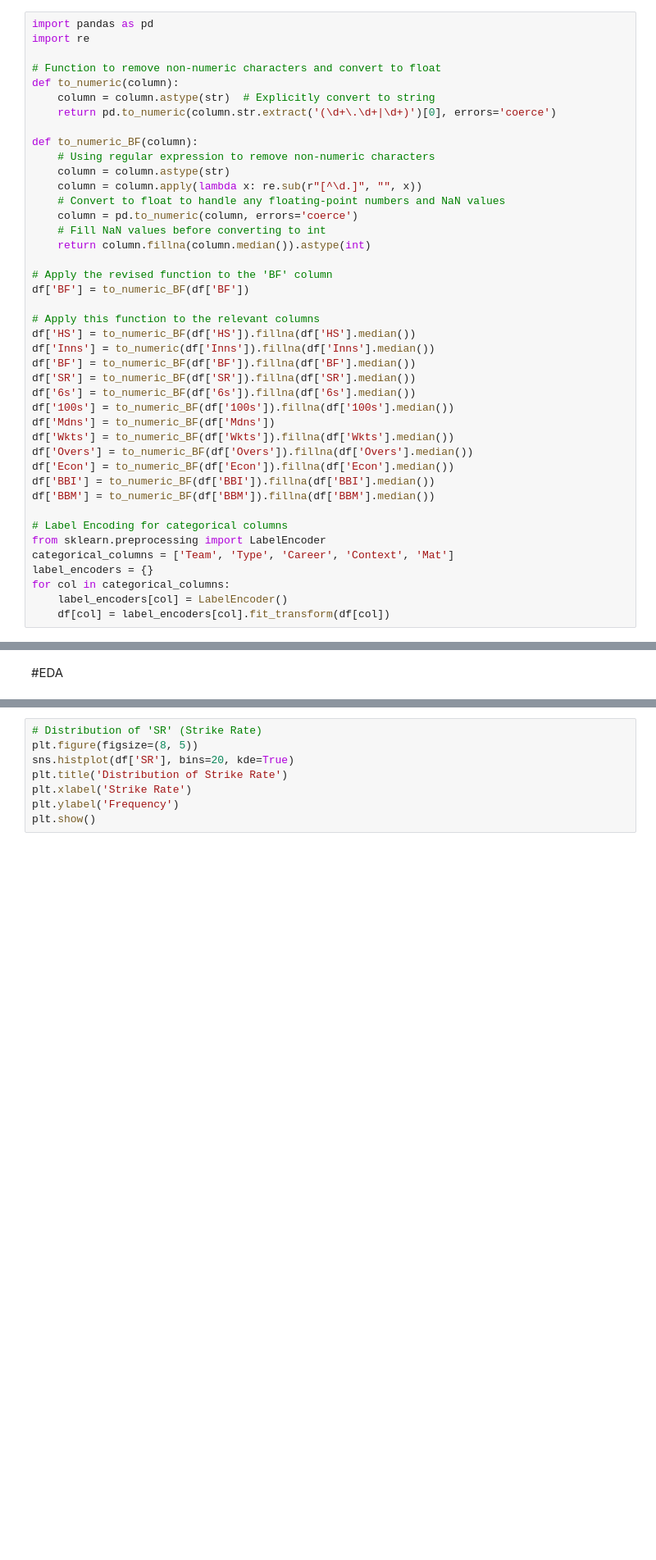
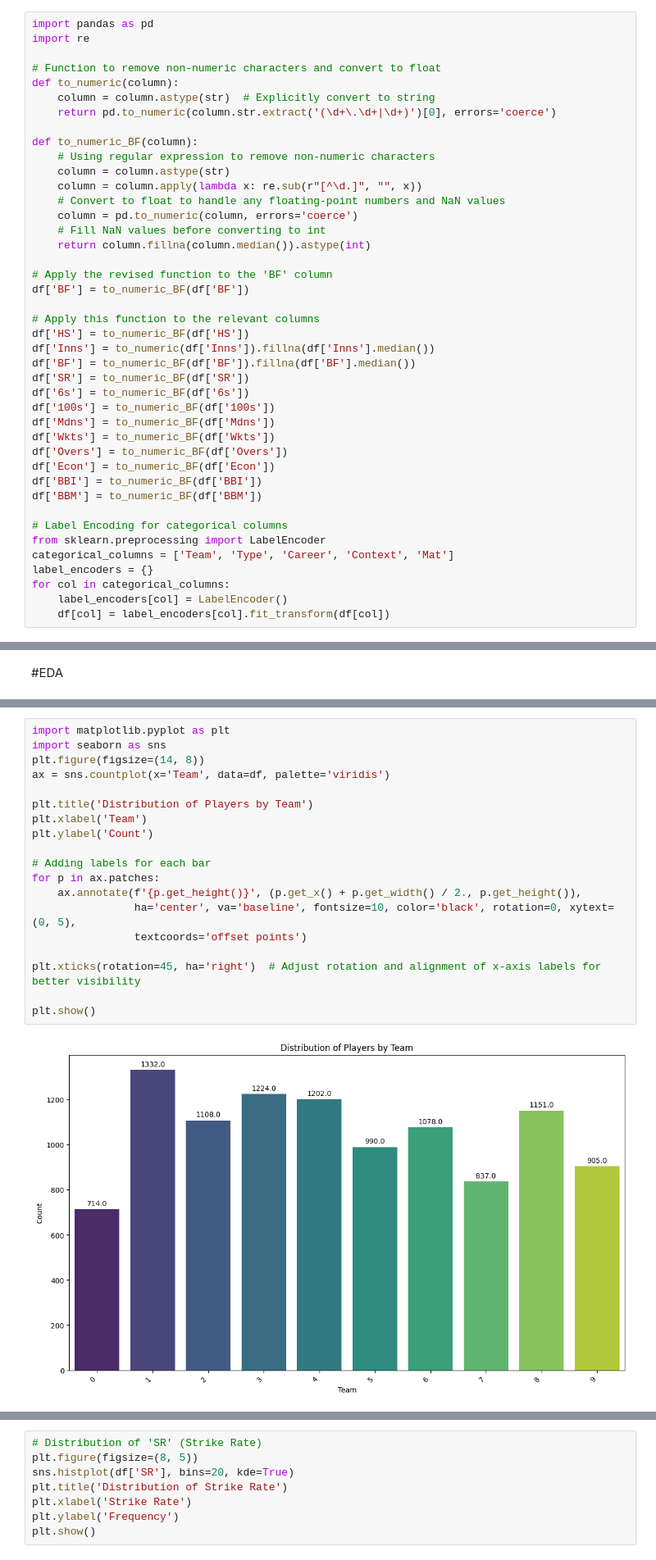
Before and after one commit to Chinmaya54/DM_Challenge_WC_Winner, a Jupyter notebook: Data_Mining_CP_03_Riya.ipynb, the cells around one changed output, grey strips where cells are left out. Shown: that part at 82% size. Drawn from its saved outputs; the diff is of its cells as text; blank space fills up the shorter version.

```diff
--- a/Data_Mining_CP_03_Riya.ipynb
+++ b/Data_Mining_CP_03_Riya.ipynb
@@ -136,18 +123,18 @@ def to_numeric_BF(column):
 df['BF'] = to_numeric_BF(df['BF'])
 
 # Apply this function to the relevant columns
-df['HS'] = to_numeric_BF(df['HS']).fillna(df['HS'].median())
+df['HS'] = to_numeric_BF(df['HS'])
 df['Inns'] = to_numeric(df['Inns']).fillna(df['Inns'].median())
 df['BF'] = to_numeric_BF(df['BF']).fillna(df['BF'].median())
-df['SR'] = to_numeric_BF(df['SR']).fillna(df['SR'].median())
-df['6s'] = to_numeric_BF(df['6s']).fillna(df['6s'].median())
-df['100s'] = to_numeric_BF(df['100s']).fillna(df['100s'].median())
+df['SR'] = to_numeric_BF(df['SR'])
+df['6s'] = to_numeric_BF(df['6s'])
+df['100s'] = to_numeric_BF(df['100s'])
 df['Mdns'] = to_numeric_BF(df['Mdns'])
-df['Wkts'] = to_numeric_BF(df['Wkts']).fillna(df['Wkts'].median())
-df['Overs'] = to_numeric_BF(df['Overs']).fillna(df['Overs'].median())
-df['Econ'] = to_numeric_BF(df['Econ']).fillna(df['Econ'].median())
-df['BBI'] = to_numeric_BF(df['BBI']).fillna(df['BBI'].median())
-df['BBM'] = to_numeric_BF(df['BBM']).fillna(df['BBM'].median())
+df['Wkts'] = to_numeric_BF(df['Wkts'])
+df['Overs'] = to_numeric_BF(df['Overs'])
+df['Econ'] = to_numeric_BF(df['Econ'])
+df['BBI'] = to_numeric_BF(df['BBI'])
+df['BBM'] = to_numeric_BF(df['BBM'])
 
 # Label Encoding for categorical columns
 from sklearn.preprocessing import LabelEncoder
@@ -239,3 +226,24 @@ Basic Statistics:
 | 50% | 4.000000 | 3.000000 | 10.000000 | 157.000000 | 0.0 | 152.000000 | 5.000000 | 53.000000 | 18.000000 | 92.000000 | 44.000000 | ... |
 | 75% | 7.000000 | 6.000000 | 13.000000 | 206.000000 | 0.0 | 162.000000 | 11.000000 | 341.000000 | 36.000000 | 579.000000 | 59.000000 | ... |
 | max | 9.000000 | 8.000000 | 19.000000 | 260.000000 | 0.0 | 299.000000 | 160.000000 | 11416.000000 | 221.000000 | 20113.000000 | 205.000000 | ... |
+# %%
+import matplotlib.pyplot as plt
+import seaborn as sns
+plt.figure(figsize=(14, 8))
+ax = sns.countplot(x='Team', data=df, palette='viridis')
+
+plt.title('Distribution of Players by Team')
+plt.xlabel('Team')
+plt.ylabel('Count')
+
+# Adding labels for each bar
+for p in ax.patches:
+    ax.annotate(f'{p.get_height()}', (p.get_x() + p.get_width() / 2., p.get_height()),
+                ha='center', va='baseline', fontsize=10, color='black', rotation=0, xytext=(0, 5),
+                textcoords='offset points')
+
+plt.xticks(rotation=45, ha='right')  # Adjust rotation and alignment of x-axis labels for better visibility
+
+plt.show()
+# %% [output]
+[figure, added]
```
Also changed, not shown: parts of 7 cells of this notebook.
